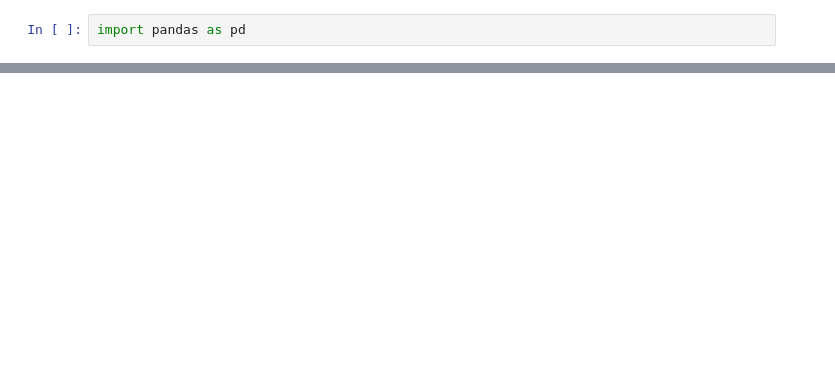
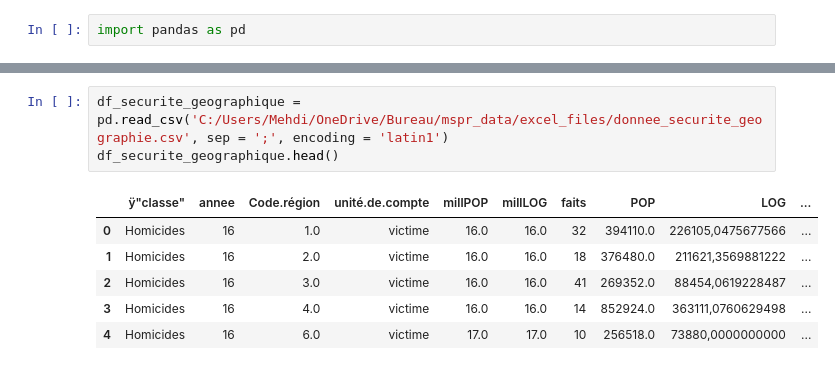
Before and after one commit to iliasNour/mspr_data, a Jupyter notebook: python_files/MSPR_Big_Data_et_Analyse_de_données.ipynb, the cells around one changed output, grey strips where cells are left out. Saved outputs shown, nothing was run; the diff lists cells and outputs as text; blank space fills up the shorter version.

```diff
--- a/python_files/MSPR_Big_Data_et_Analyse_de_données.ipynb
+++ b/python_files/MSPR_Big_Data_et_Analyse_de_données.ipynb
@@ -21,0 +201,10 @@ df.head(1000)
+# %%
+df_securite_geographique = pd.read_csv('C:/Users/Mehdi/OneDrive/Bureau/mspr_data/excel_files/donnee_securite_geographie.csv', sep = ';', encoding = 'latin1')
+df_securite_geographique.head()
+# %% [output]
+|  | ÿ"classe" | annee | Code.région | unité.de.compte | millPOP | millLOG | faits | POP | LOG | ... |
+| 0 | Homicides | 16 | 1.0 | victime | 16.0 | 16.0 | 32 | 394110.0 | 226105,0475677566 | ... |
+| 1 | Homicides | 16 | 2.0 | victime | 16.0 | 16.0 | 18 | 376480.0 | 211621,3569881222 | ... |
+| 2 | Homicides | 16 | 3.0 | victime | 16.0 | 16.0 | 41 | 269352.0 | 88454,0619228487 | ... |
+| 3 | Homicides | 16 | 4.0 | victime | 16.0 | 16.0 | 14 | 852924.0 | 363111,0760629498 | ... |
+| 4 | Homicides | 16 | 6.0 | victime | 17.0 | 17.0 | 10 | 256518.0 | 73880,0000000000 | ... |
```
Also changed, not shown: parts of 14 cells of this notebook, 13 other files.
